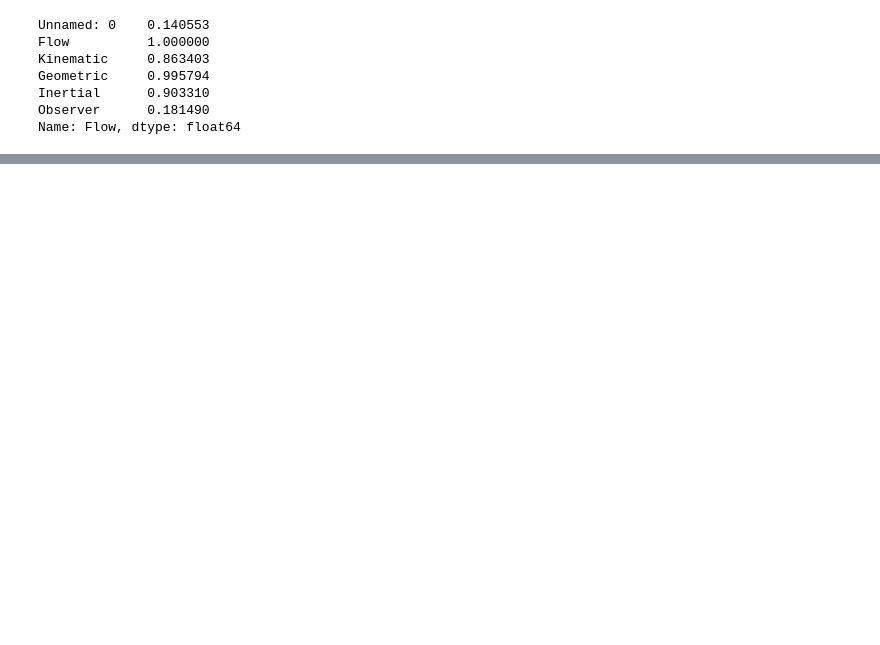
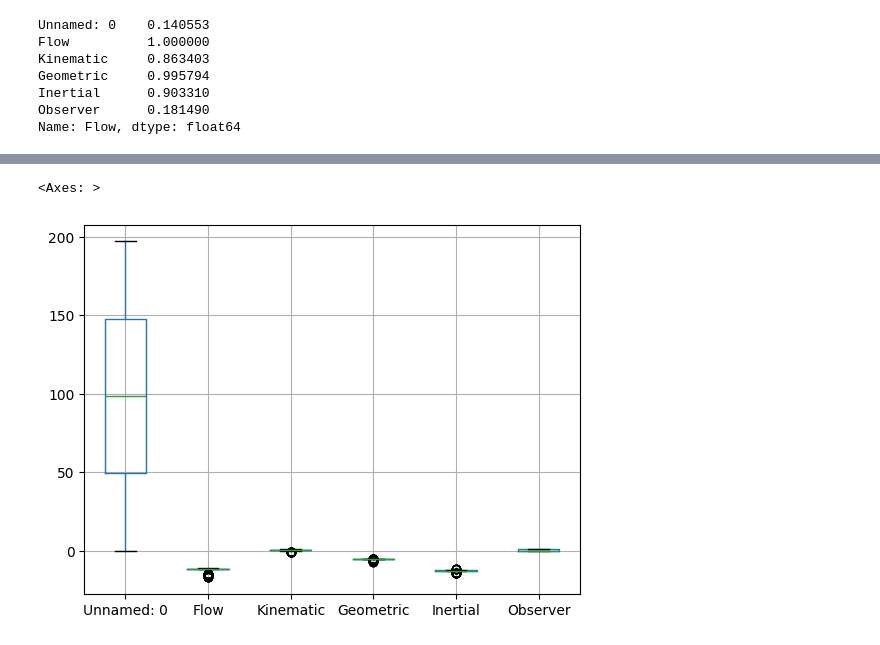
Before and after one commit to MrEcE0046/AI-ML-Grundkunskaper, a Jupyter notebook: Statistiska_Metoder/Lab/lab_SM.ipynb, the cells around one changed output, grey strips where cells are left out. Drawn from its saved outputs; the diff is of its cells as text; code cells hidden in the pictures; blank space fills up the shorter version.

```diff
--- a/Statistiska_Metoder/Lab/lab_SM.ipynb
+++ b/Statistiska_Metoder/Lab/lab_SM.ipynb
@@ -25,0 +49,5 @@ Name: Flow, dtype: float64
+# %%
+df.boxplot()
+# %% [output]
+<Axes: >
+[figure, added]
```
Also changed, not shown: parts of 17 cells of this notebook, 3 other files.
